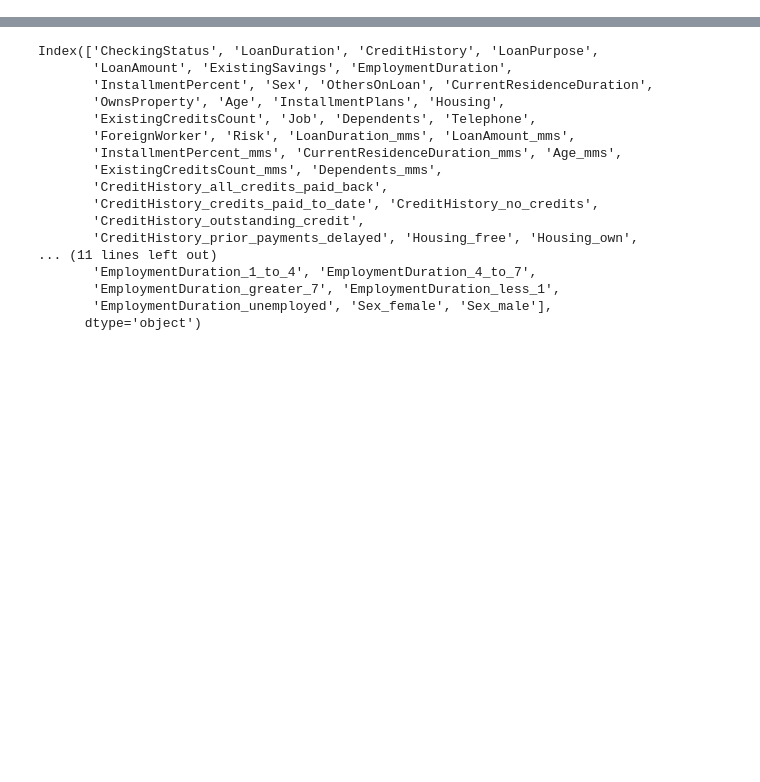
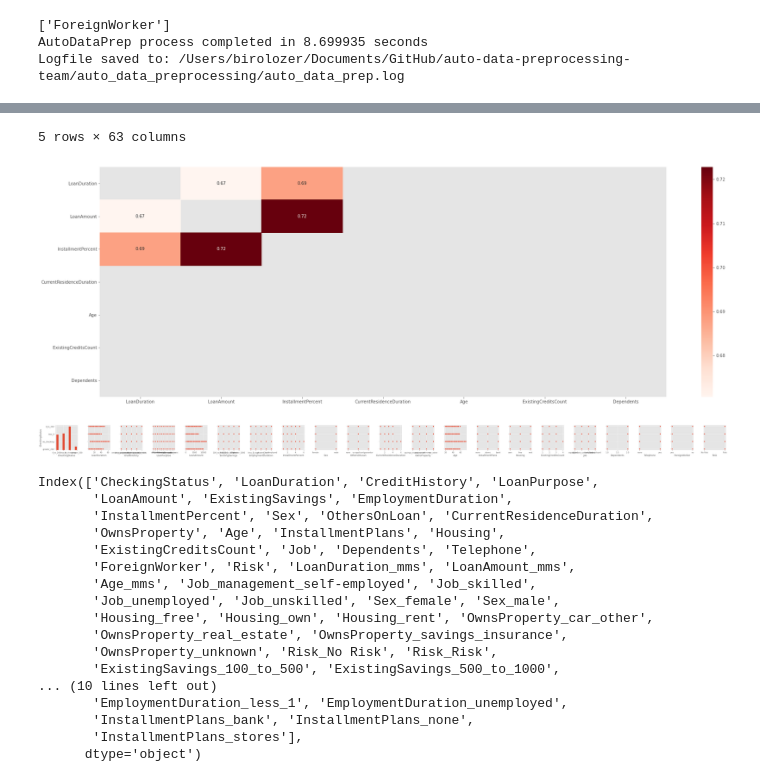
Before and after one commit to TeamTrainee/auto-data-preprocessing, a Jupyter notebook: auto_data_preprocessing/main.ipynb, the cells around one changed output, grey strips where cells are left out. Saved outputs shown, nothing was run; the diff lists cells and outputs as text; code cells hidden in the pictures; blank space fills up the shorter version.

Commit message:
moved imbalanced feature detection from ExcludeFields to Imbalanced class

```diff
--- a/auto_data_preprocessing/main.ipynb
+++ b/auto_data_preprocessing/main.ipynb
@@ -30,0 +19,16 @@ Logfile saved to: C:\Users\littl\Documents\Jupyter_Notebooks\auto-data-preproces
+# %%
+imbalanced_dict, info_message = Imbalanced.handle(df)
+"""
+options = st.multiselect(
+     'Select the features you wish to be removed from further analysis',
+     list(imbalanced_dict.keys()))
+
+st.write('You selected:', options)
+"""
+options = list(imbalanced_dict.keys())   # comment out once the streamlit code is active
+pipeline = AutoDataPrep(df, options)
+pipeline.output.head()
+# %% [output]
+['ForeignWorker']
+AutoDataPrep process completed in 8.699935 seconds
+Logfile saved to: /Users/birolozer/Documents/GitHub/auto-data-preprocessing-team/auto_data_preprocessing/auto_data_prep.log
@@ -31,3 +41,6 @@ Logfile saved to: C:\Users\littl\Documents\Jupyter_Notebooks\auto-data-preproces
+5 rows × 63 columns
+[figure, added]
+[figure, added]
 # %%
 pipeline.output.columns
 # %% [output]
@@ -37,14 +50,14 @@ Index(['CheckingStatus', 'LoanDuration', 'CreditHistory', 'LoanPurpose',
        'OwnsProperty', 'Age', 'InstallmentPlans', 'Housing',
        'ExistingCreditsCount', 'Job', 'Dependents', 'Telephone',
        'ForeignWorker', 'Risk', 'LoanDuration_mms', 'LoanAmount_mms',
-       'InstallmentPercent_mms', 'CurrentResidenceDuration_mms', 'Age_mms',
-       'ExistingCreditsCount_mms', 'Dependents_mms',
-       'CreditHistory_all_credits_paid_back',
-       'CreditHistory_credits_paid_to_date', 'CreditHistory_no_credits',
-       'CreditHistory_outstanding_credit',
-       'CreditHistory_prior_payments_delayed', 'Housing_free', 'Housing_own',
-... (11 lines left out)
-       'EmploymentDuration_1_to_4', 'EmploymentDuration_4_to_7',
-       'EmploymentDuration_greater_7', 'EmploymentDuration_less_1',
-       'EmploymentDuration_unemployed', 'Sex_female', 'Sex_male'],
+       'Age_mms', 'Job_management_self-employed', 'Job_skilled',
+       'Job_unemployed', 'Job_unskilled', 'Sex_female', 'Sex_male',
+       'Housing_free', 'Housing_own', 'Housing_rent', 'OwnsProperty_car_other',
+       'OwnsProperty_real_estate', 'OwnsProperty_savings_insurance',
+       'OwnsProperty_unknown', 'Risk_No Risk', 'Risk_Risk',
+       'ExistingSavings_100_to_500', 'ExistingSavings_500_to_1000',
+... (10 lines left out)
+       'EmploymentDuration_less_1', 'EmploymentDuration_unemployed',
+       'InstallmentPlans_bank', 'InstallmentPlans_none',
+       'InstallmentPlans_stores'],
       dtype='object')
```
Also changed, not shown: parts of 5 cells of this notebook, 3 other files.
